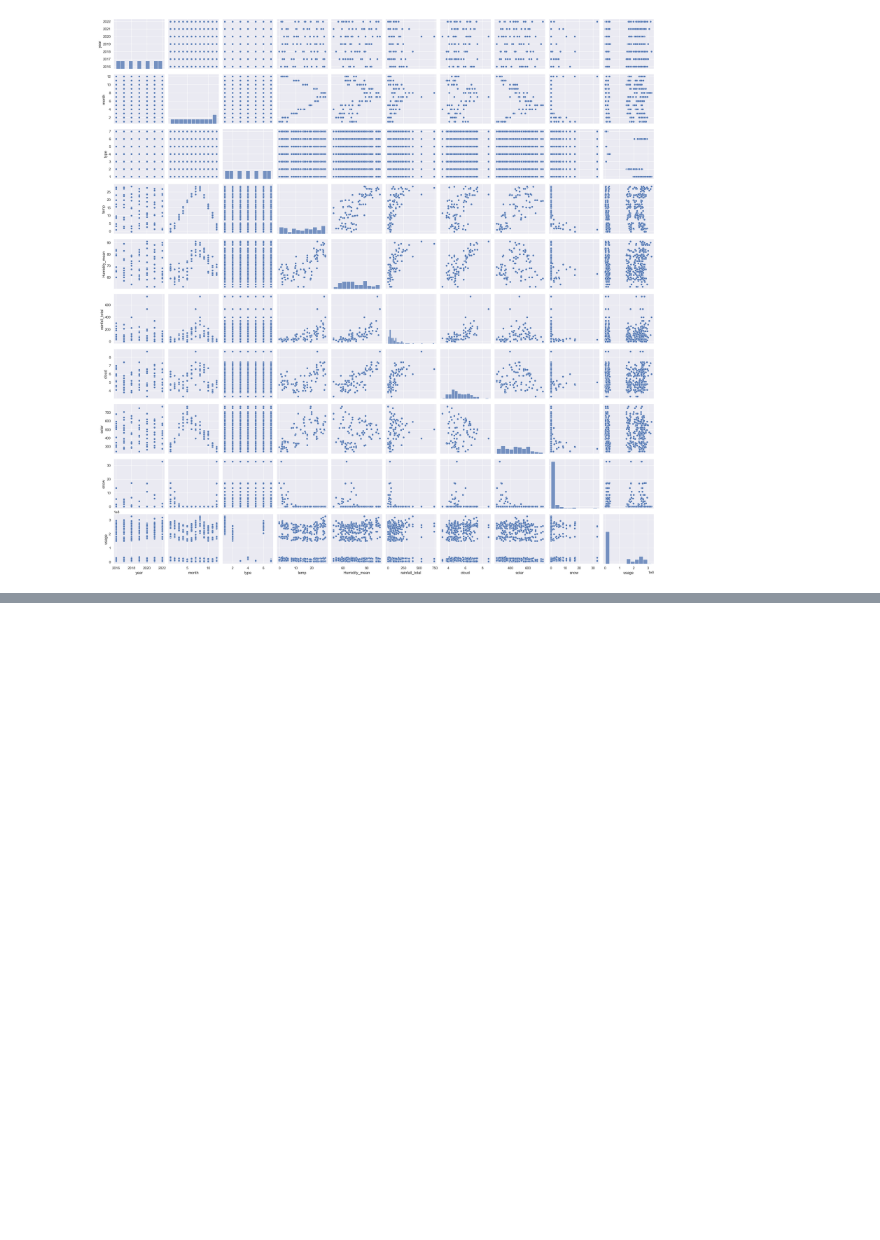
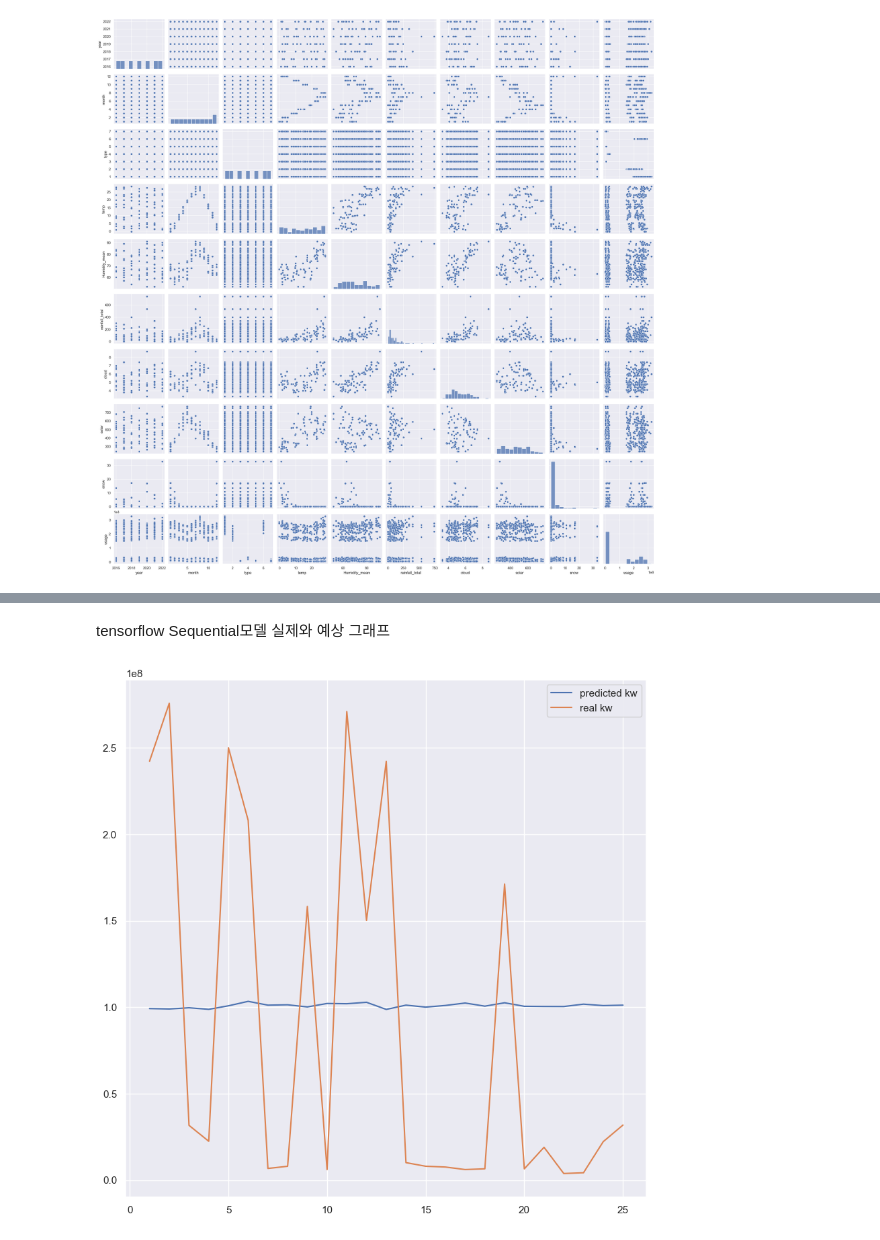
Before and after one commit to ThatHomr/Project_3, a Jupyter notebook: seoyeon/visualization_sy_1.ipynb, the cells around one changed output, grey strips where cells are left out. Saved outputs shown, nothing was run; the diff lists cells and outputs as text; code cells hidden in the pictures; blank space fills up the shorter version.

Commit message:
23-03-30 박성준 visualization_sy_1 파일 주석 및 모델 추가

```diff
--- a/seoyeon/visualization_sy_1.ipynb
+++ b/seoyeon/visualization_sy_1.ipynb
@@ -492,0 +554,7 @@ plt.show()
+# %%
+modelpath = 'vkwm1.hdf5'
+# %%
+checkpointer = ModelCheckpoint(filepath = modelpath, monitor = 'val_loss', verbose = 0, save_best_only = True)
+# %%
+history = model.fit(X_train, y_train, validation_split=0.25, epochs = 4000, batch_size=32,
+                    callbacks = [early_stopping_callback, checkpointer])
@@ -492,0 +579,15 @@ plt.show()
+# %%
+real_kw = []
+pred_kw = []
+X_num = []
+
+n_iter = 0
+Y_prediction = model.predict(X_test).flatten()
+for i in range(25):
+    real = y_test[i]
+    prediction = Y_prediction[i]
+    print("실제kw: {:.2f}, 예상kw: {:.2f}".format(real, prediction))
+    real_kw.append(real)
+    pred_kw.append(prediction)
+    n_iter += 1
+    X_num.append(n_iter)
@@ -492,0 +612,9 @@ plt.show()
+# %% [markdown]
+tensorflow Sequential모델 실제와 예상 그래프
+# %%
+plt.plot(X_num, pred_kw, label='predicted kw')
+plt.plot(X_num, real_kw, label='real kw')
+plt.legend()
+plt.show()
+# %% [output]
+[figure, added]
```
Also changed, not shown: parts of 43 cells of this notebook, 2 other files.
